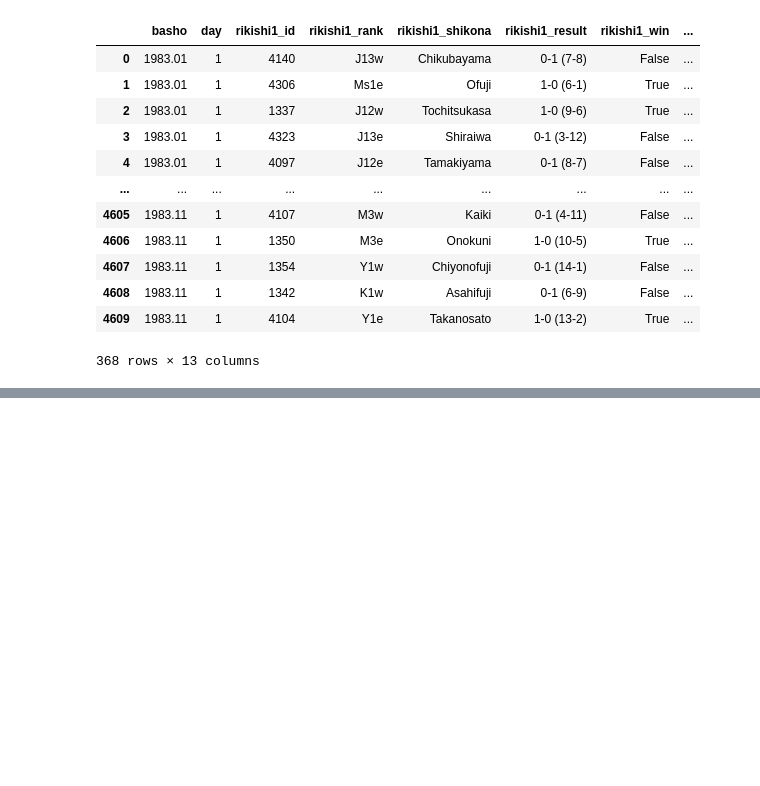
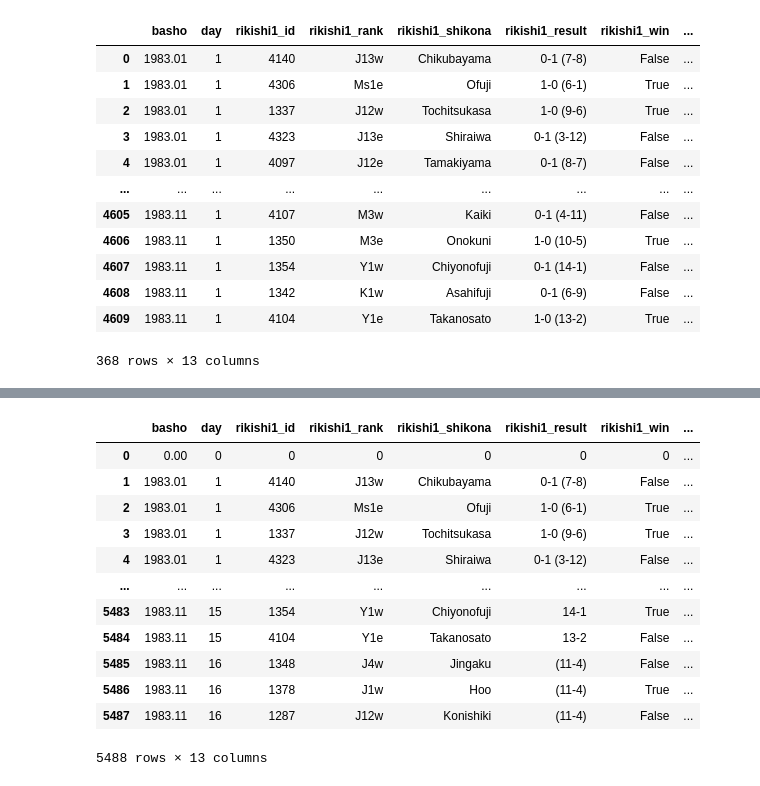
Before and after one commit to JimmyLamothe/SumoStats, a Jupyter notebook: sumo_experiments.ipynb, the cells around one changed output, grey strips where cells are left out. Cells and saved outputs as stored; diff of their text form; code cells hidden in the pictures; blank space fills up the shorter version.

```diff
--- a/sumo_experiments.ipynb
+++ b/sumo_experiments.ipynb
@@ -207,0 +198,18 @@ df
+# %%
+df = pd.read_csv('data/1983.csv')
+df2 = df.shift(fill_value=0)
+df2
+# %% [output]
+|  | basho | day | rikishi1_id | rikishi1_rank | rikishi1_shikona | rikishi1_result | rikishi1_win | ... |
+| 0 | 0.00 | 0 | 0 | 0 | 0 | 0 | 0 | ... |
+| 1 | 1983.01 | 1 | 4140 | J13w | Chikubayama | 0-1 (7-8) | False | ... |
+| 2 | 1983.01 | 1 | 4306 | Ms1e | Ofuji | 1-0 (6-1) | True | ... |
+| 3 | 1983.01 | 1 | 1337 | J12w | Tochitsukasa | 1-0 (9-6) | True | ... |
+| 4 | 1983.01 | 1 | 4323 | J13e | Shiraiwa | 0-1 (3-12) | False | ... |
+| ... | ... | ... | ... | ... | ... | ... | ... | ... |
+| 5483 | 1983.11 | 15 | 1354 | Y1w | Chiyonofuji | 14-1 | True | ... |
+| 5484 | 1983.11 | 15 | 4104 | Y1e | Takanosato | 13-2 | False | ... |
+| 5485 | 1983.11 | 16 | 1348 | J4w | Jingaku | (11-4) | False | ... |
+| 5486 | 1983.11 | 16 | 1378 | J1w | Hoo | (11-4) | True | ... |
+| 5487 | 1983.11 | 16 | 1287 | J12w | Konishiki | (11-4) | False | ... |
+5488 rows × 13 columns
```
Also changed, not shown: parts of 39 cells of this notebook.
